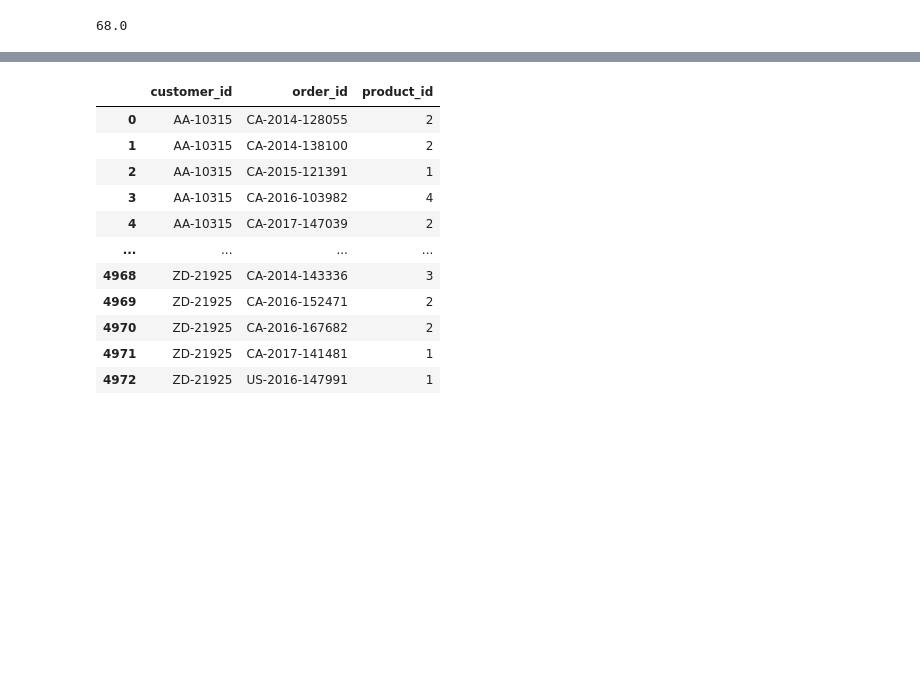
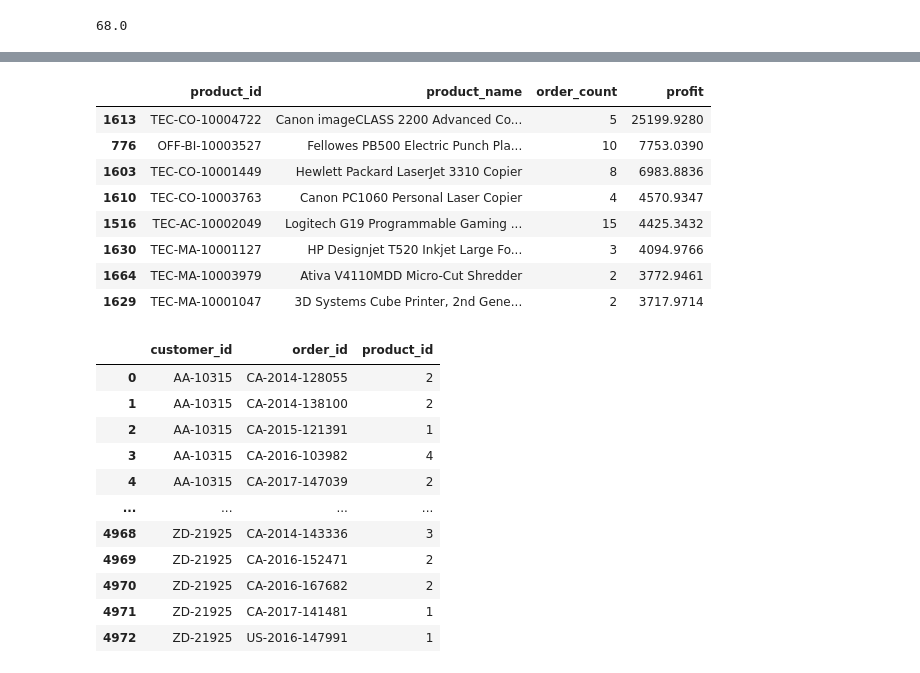
Before and after one commit to Dilcia19/superstore, a Jupyter notebook: notebooks/analysis_in_py.ipynb, the cells around one changed output, grey strips where cells are left out. Cells and saved outputs as stored; diff of their text form; code cells hidden in the pictures; blank space fills up the shorter version.

```diff
--- a/notebooks/analysis_in_py.ipynb
+++ b/notebooks/analysis_in_py.ipynb
@@ -392,3 +394,18 @@ df_repeat_customer_products.iloc[0:10]
+# %%
+# which repeat products bring the highest profit
+
+df_repeat_customer_products_high_profit = df_repeat_customer_products.sort_values(by='profit', ascending=False)
+df_repeat_customer_products_high_profit.iloc[0:8]
+# %% [output]
+|  | product_id | product_name | order_count | profit |
+| 1613 | TEC-CO-10004722 | Canon imageCLASS 2200 Advanced Co... | 5 | 25199.9280 |
+| 776 | OFF-BI-10003527 | Fellowes PB500 Electric Punch Pla... | 10 | 7753.0390 |
+| 1603 | TEC-CO-10001449 | Hewlett Packard LaserJet 3310 Copier | 8 | 6983.8836 |
+| 1610 | TEC-CO-10003763 | Canon PC1060 Personal Laser Copier | 4 | 4570.9347 |
+| 1516 | TEC-AC-10002049 | Logitech G19 Programmable Gaming ... | 15 | 4425.3432 |
+| 1630 | TEC-MA-10001127 | HP Designjet T520 Inkjet Large Fo... | 3 | 4094.9766 |
+| 1664 | TEC-MA-10003979 | Ativa V4110MDD Micro-Cut Shredder | 2 | 3772.9461 |
+| 1629 | TEC-MA-10001047 | 3D Systems Cube Printer, 2nd Gene... | 2 | 3717.9714 |
 # %%
 df_repeat_customers
 # %% [output]
```
Also changed, not shown: parts of 2 cells of this notebook, 1 other file.
